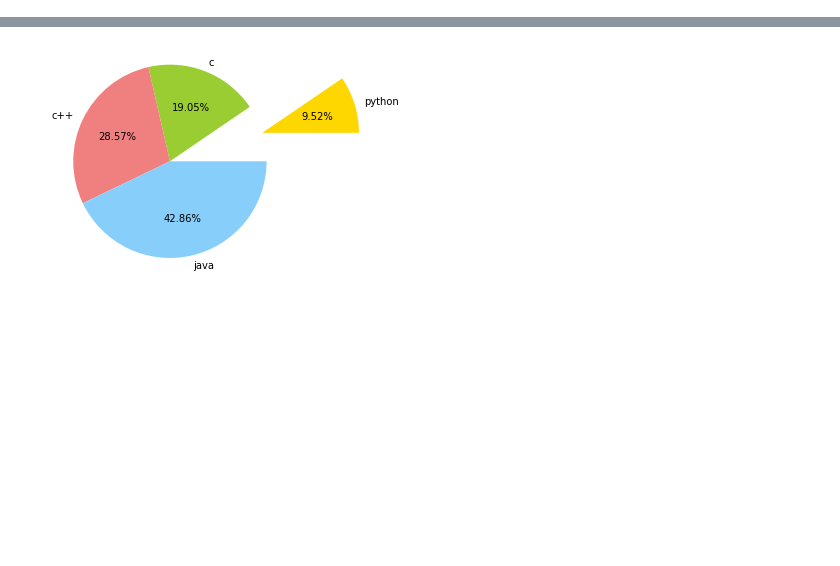
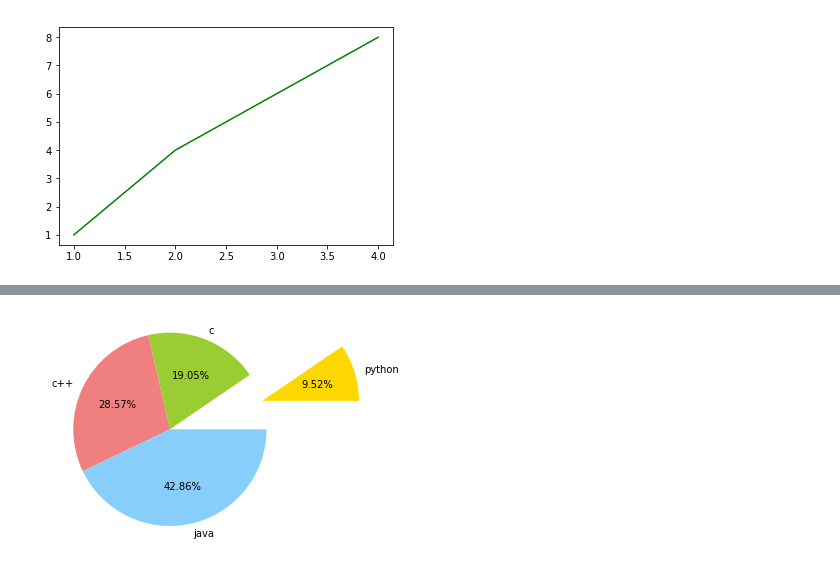
Before and after one commit to GAlekhya123/Python-FDP, a Jupyter notebook: mat&sea.ipynb, the cells around one changed output, grey strips where cells are left out. Cells and saved outputs as stored; diff of their text form; code cells hidden in the pictures; blank space fills up the shorter version.

```diff
--- a/mat&sea.ipynb
+++ b/mat&sea.ipynb
@@ -20,0 +68,7 @@ plt.bar(sub, c2, bottom = c2, fill = False, hatch = '.', linestyle = '-.')
+# %%
+x_axes = [1,2,3,4]
+y_axes = [1,4,6,8]
+plt.plot(x_axes,y_axes,'g')
+plt.show()
+# %% [output]
+[figure, added]
```
Also changed, not shown: parts of 93 cells of this notebook.
